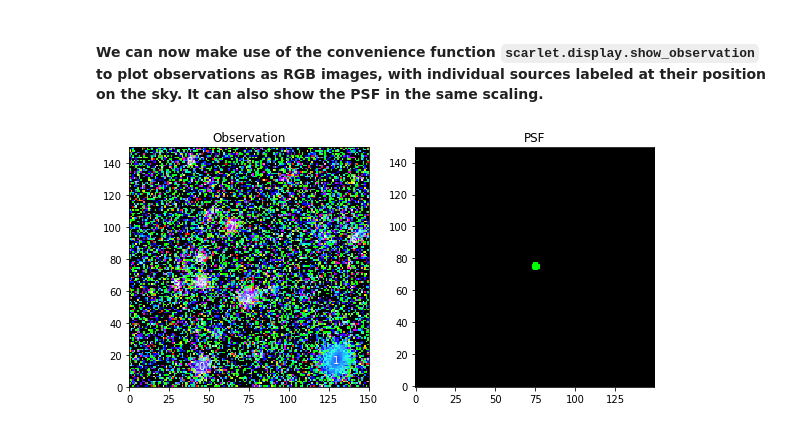
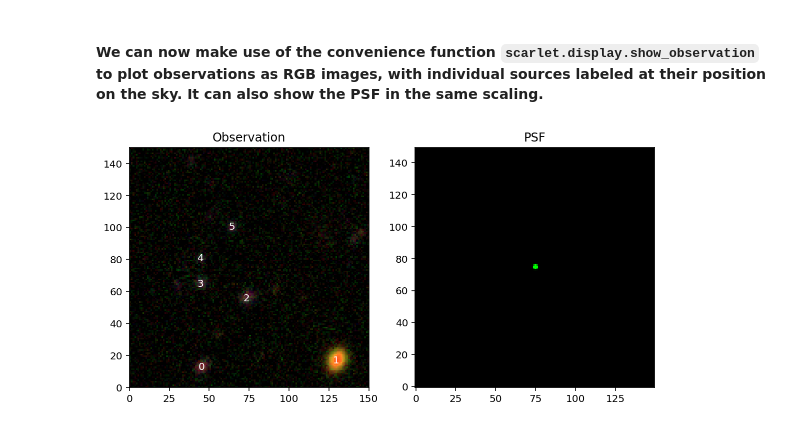
Before and after one commit to burke86/deepdisc, a Jupyter notebook: scarlet_tests.ipynb, the cells around one changed output. Cells and saved outputs as stored; diff of their text form; code cells hidden in the pictures.

```diff
--- a/scarlet_tests.ipynb
+++ b/scarlet_tests.ipynb
@@ -58,12 +90,13 @@ print(data_cut)
 # %%
 from scarlet.display import AsinhMapping
 
-stretch = 0.2
-Q = 10
+stretch = 1
+Q = 5
 norm = AsinhMapping(minimum=0, stretch=stretch, Q=Q)
 img_rgb = scarlet.display.img_to_rgb(n, norm=norm)
+plt.figure(figsize = (8,8))
 plt.imshow(img_rgb)
 plt.show()
 
-print(img_rgb.shape) #channels, height, width
+print('channels, height, width =', img_rgb.shape) #channels, height, width
 # %% [output]
@@ -86,0 +109,5 @@ print(swap_img_rgb.shape)
+# %%
+# To keep with scarlet naming convention:
+images = n
+filters = channels_hsc
+# weights = ... we will get weights with the next cell
@@ -227,0 +226,21 @@ Deprecated in NumPy 1.20; for more details and guidance: https://numpy.org/devdo
+# %%
+# Model
+
+model_psf = scarlet.GaussianPSF(sigma = 0.8)
+
+model_frame = scarlet.Frame(
+    images.shape,
+    psf=model_psf,
+    channels=filters)
+
+# HSC observation frame from data
+
+#would be replaced by data psf it we had one :( )
+#also make slightly different from model_psf
+observation_psf = scarlet.GaussianPSF(sigma = 0.6)
+
+observation = scarlet.Observation(
+    images,
+    psf=observation_psf,
+    weights=weights,
+    channels=filters).match(model_frame)
@@ -230,12 +261,12 @@ Deprecated in NumPy 1.20; for more details and guidance: https://numpy.org/devdo
 # %%
 # Create a color mapping for the HSC image
 
 # Get the source coordinates from the HST catalog
-pixel_hsc = np.stack((catalog_hsc['y'], catalog_hsc['x']), axis=1)
+pixel_hsc = np.stack((catalog['y'], catalog['x']), axis=1)
 # Convert the HST coordinates to the HSC WCS
-ra_dec = obs_hsc.get_sky_coord(pixel_hsc)
+ra_dec = observation.get_sky_coord(pixel_hsc)
 
 scarlet.display.show_observation(observation, norm=norm, sky_coords=ra_dec, show_psf=True)
 plt.show()
 # %% [output]
-[figure, old version]
+[figure, new version]
```
Also changed, not shown: parts of 35 cells of this notebook, 2 other files.
